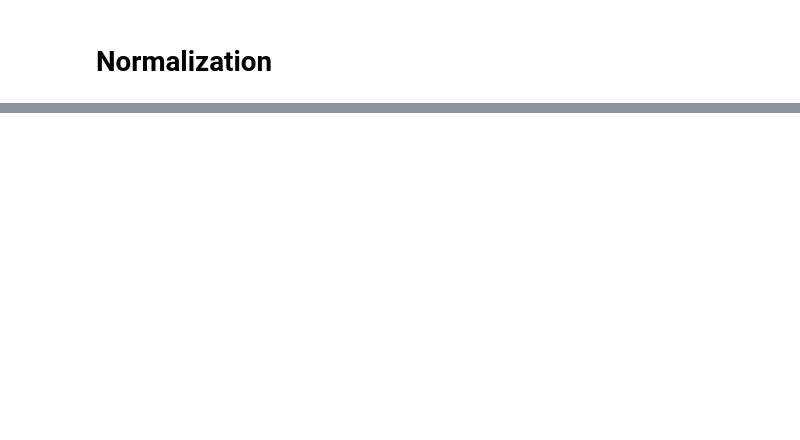
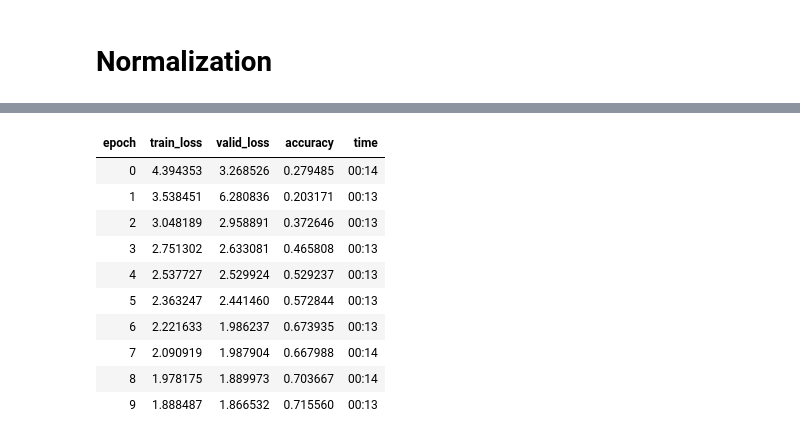
Before and after one commit to omlnaut/fastai, a Jupyter notebook: chapter7_state_of_the_art.ipynb, the cells around one changed output, grey strips where cells are left out. Saved outputs shown, nothing was run; the diff lists cells and outputs as text; code cells hidden in the pictures; blank space fills up the shorter version.

```diff
--- a/chapter7_state_of_the_art.ipynb
+++ b/chapter7_state_of_the_art.ipynb
@@ -52,0 +163,16 @@ learn.fit_one_cycle(5, 3e-3)
+# %%
+dls = get_dls(128, 128)
+learn = Learner(dls, xresnet50(), loss_func=LabelSmoothingCrossEntropy(), metrics=accuracy)
+learn.fit_one_cycle(10, 3e-3)
+# %% [output]
+| epoch | train_loss | valid_loss | accuracy | time |
+| 0 | 4.394353 | 3.268526 | 0.279485 | 00:14 |
+| 1 | 3.538451 | 6.280836 | 0.203171 | 00:13 |
+| 2 | 3.048189 | 2.958891 | 0.372646 | 00:13 |
+| 3 | 2.751302 | 2.633081 | 0.465808 | 00:13 |
+| 4 | 2.537727 | 2.529924 | 0.529237 | 00:13 |
+| 5 | 2.363247 | 2.441460 | 0.572844 | 00:13 |
+| 6 | 2.221633 | 1.986237 | 0.673935 | 00:13 |
+| 7 | 2.090919 | 1.987904 | 0.667988 | 00:14 |
+| 8 | 1.978175 | 1.889973 | 0.703667 | 00:14 |
+| 9 | 1.888487 | 1.866532 | 0.715560 | 00:13 |
```
Also changed, not shown: parts of 19 cells of this notebook, 1 other file.
